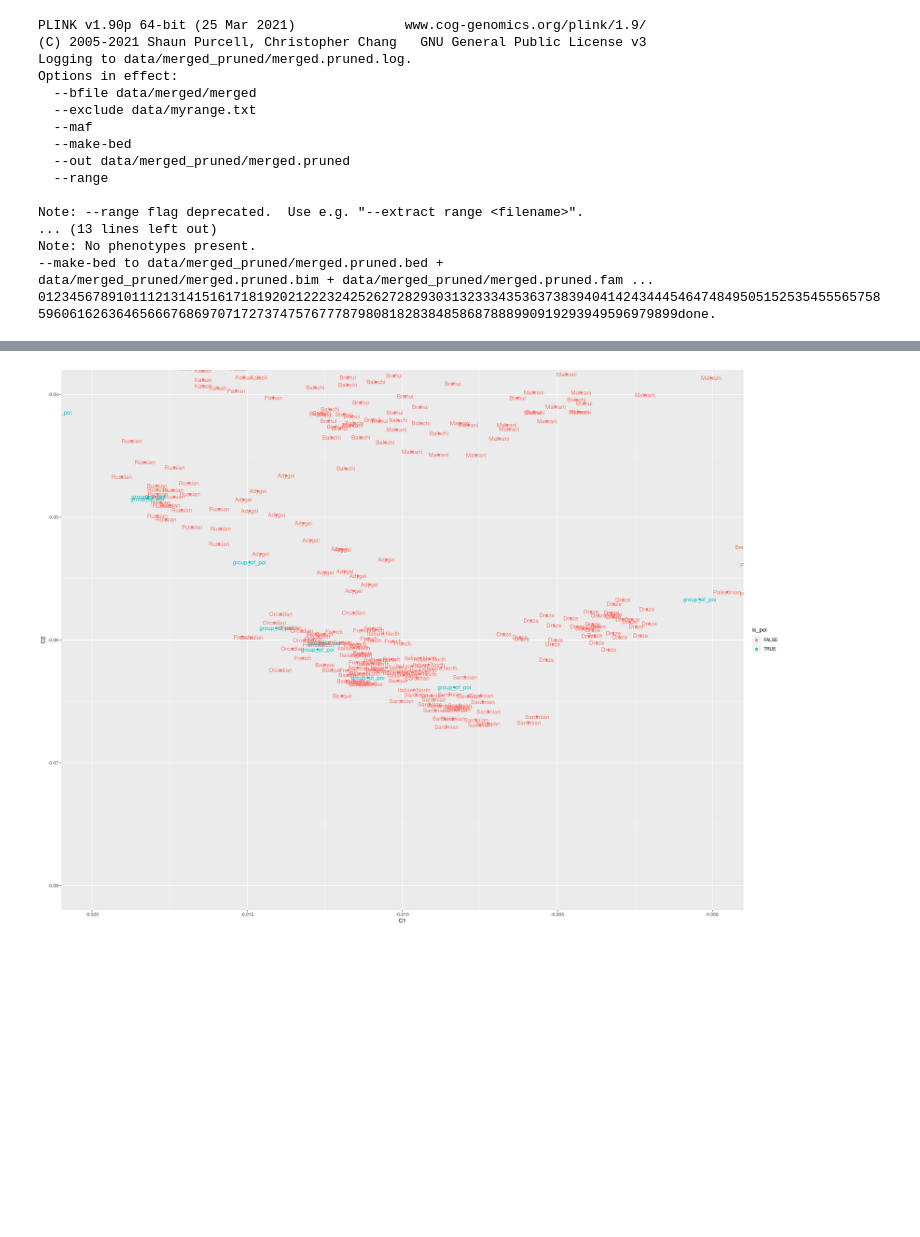
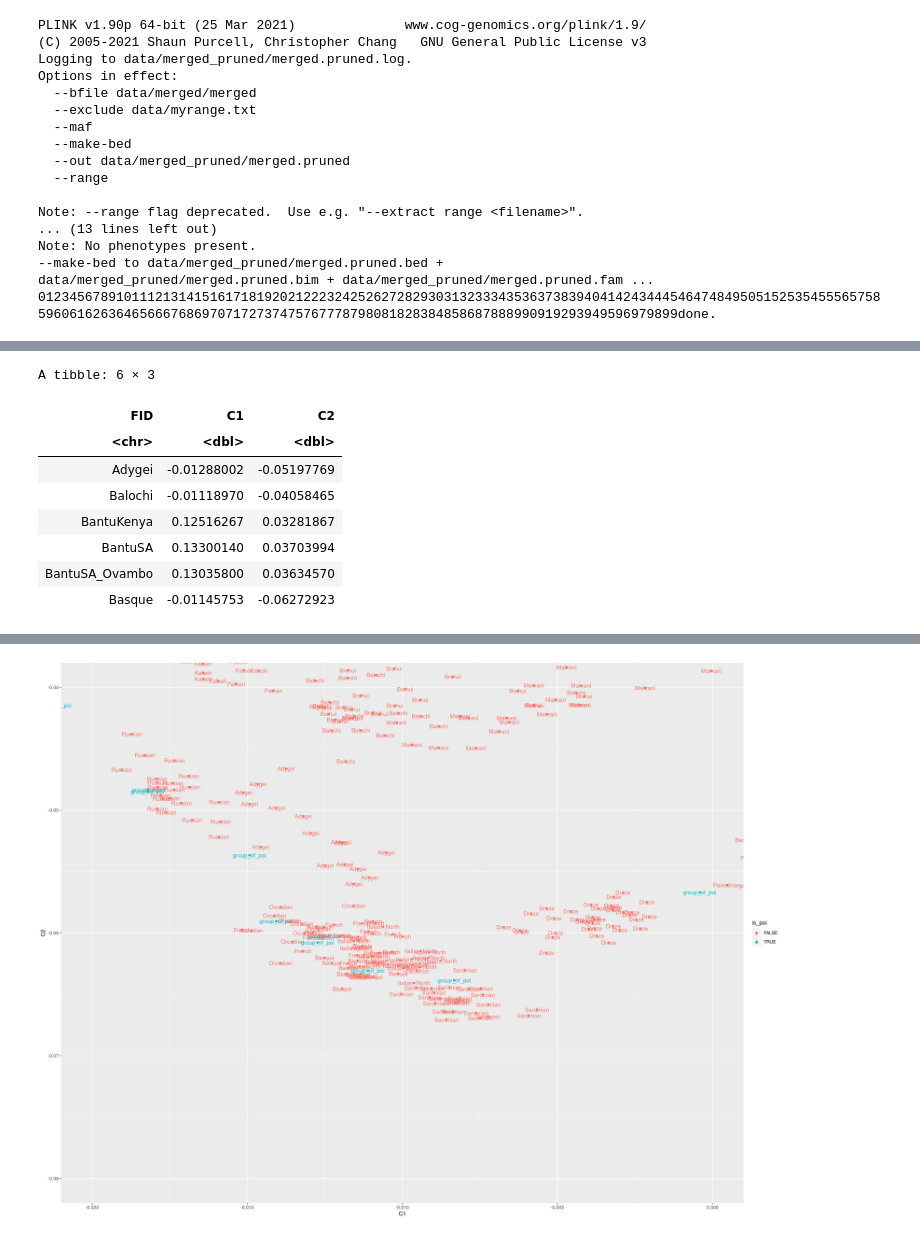
Before and after one commit to nevrome/paagen, a Jupyter notebook: playground/test_workflow.ipynb, the cells around one changed output, grey strips where cells are left out. Saved outputs shown, nothing was run; the diff lists cells and outputs as text; code cells hidden in the pictures; blank space fills up the shorter version.

```diff
--- a/playground/test_workflow.ipynb
+++ b/playground/test_workflow.ipynb
@@ -258,0 +259,12 @@ A spec_tbl_df: 897 × 5
+# %%
+head(input_spatpos_grouped)
+# %% [output]
+A tibble: 6 × 3
+| FID | C1 | C2 |
+| <chr> | <dbl> | <dbl> |
+| Adygei | -0.01288002 | -0.05197769 |
+| Balochi | -0.01118970 | -0.04058465 |
+| BantuKenya | 0.12516267 | 0.03281867 |
+| BantuSA | 0.13300140 | 0.03703994 |
+| BantuSA_Ovambo | 0.13035800 | 0.03634570 |
+| Basque | -0.01145753 | -0.06272923 |
```
Also changed, not shown: parts of 12 cells of this notebook.
